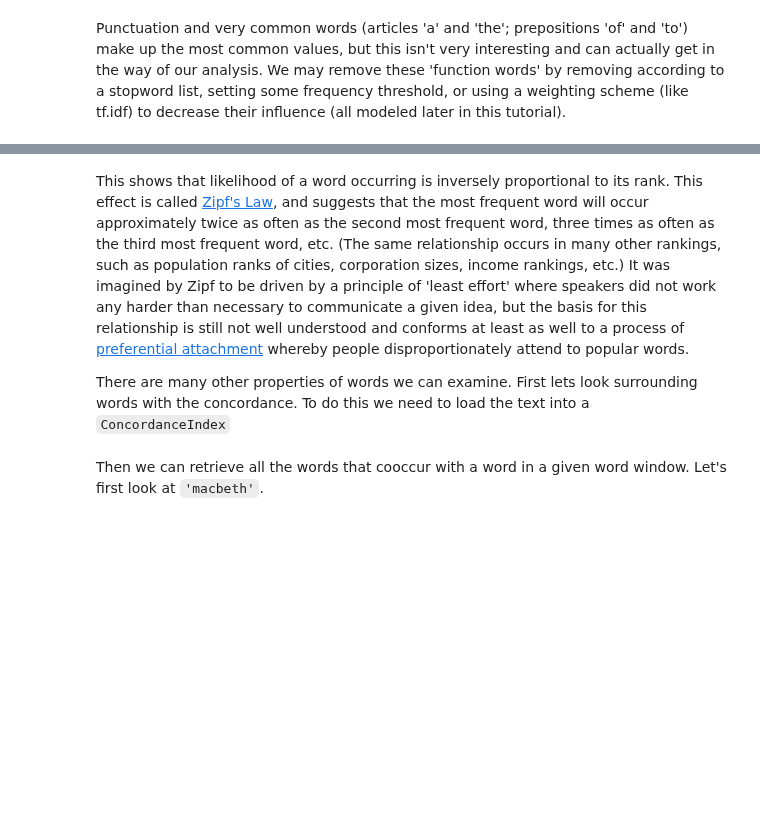
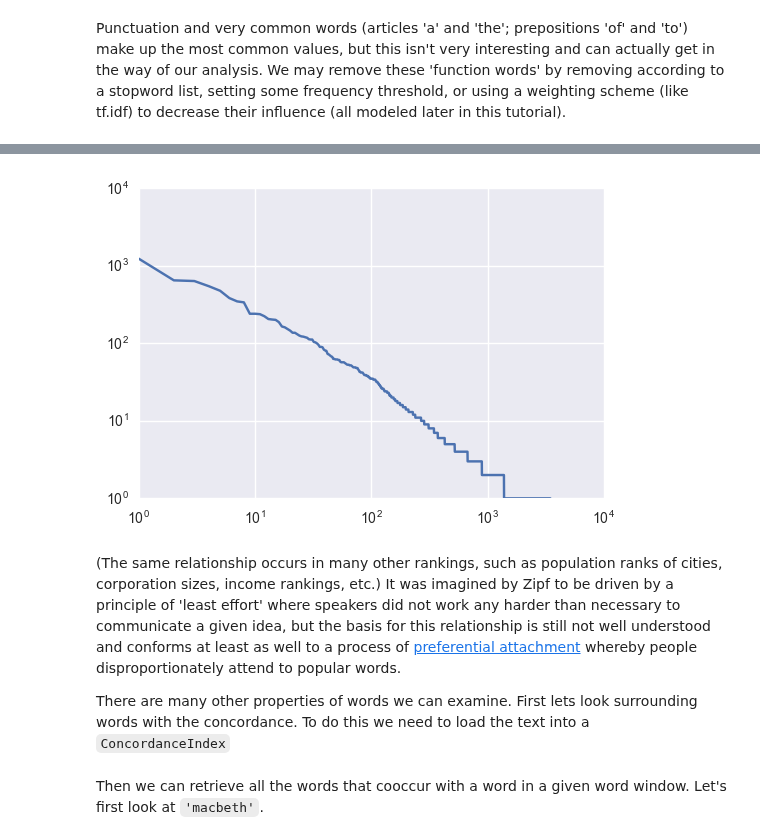
Before and after one commit to KnowledgeLab/content_analysis, a Jupyter notebook: notebooks/2-Corpus-Linguistics.ipynb, the cells around one changed output, grey strips where cells are left out. Drawn from its saved outputs; the diff is of its cells as text; code cells hidden in the pictures; blank space fills up the shorter version.

```diff
--- a/notebooks/2-Corpus-Linguistics.ipynb
+++ b/notebooks/2-Corpus-Linguistics.ipynb
@@ -129,5 +130,14 @@ plt.show()
+# %%
+fig = plt.figure()
+ax = fig.add_subplot(111)
+plt.plot(range(len(countedWords)), countedWords['count'])
+ax.set_yscale('log')
+ax.set_xscale('log')
+plt.show()
+# %% [output]
+[figure, added]
 # %% [markdown]
-This shows that likelihood of a word occurring is inversely proportional to its rank. This effect is called [Zipf's Law](https://en.wikipedia.org/wiki/Zipf%27s_law), and suggests that the most frequent word will occur approximately twice as often as the second most frequent word, three times as often as the third most frequent word, etc. (The same relationship occurs in many other rankings, such as population ranks of cities, corporation sizes, income rankings, etc.) It was imagined by Zipf to be driven by a principle of 'least effort' where speakers did not work any harder than necessary to communicate a given idea, but the basis for this relationship is still not well understood and conforms at least as well to a process of [preferential attachment](https://en.wikipedia.org/wiki/Preferential_attachment) whereby people disproportionately attend to popular words.
+(The same relationship occurs in many other rankings, such as population ranks of cities, corporation sizes, income rankings, etc.) It was imagined by Zipf to be driven by a principle of 'least effort' where speakers did not work any harder than necessary to communicate a given idea, but the basis for this relationship is still not well understood and conforms at least as well to a process of [preferential attachment](https://en.wikipedia.org/wiki/Preferential_attachment) whereby people disproportionately attend to popular words.
 
 There are many other properties of words we can examine. First lets look surrounding words with the concordance. To do this we need to load the text into a `ConcordanceIndex`
 # %%
```
Also changed, not shown: parts of 7 cells of this notebook.
